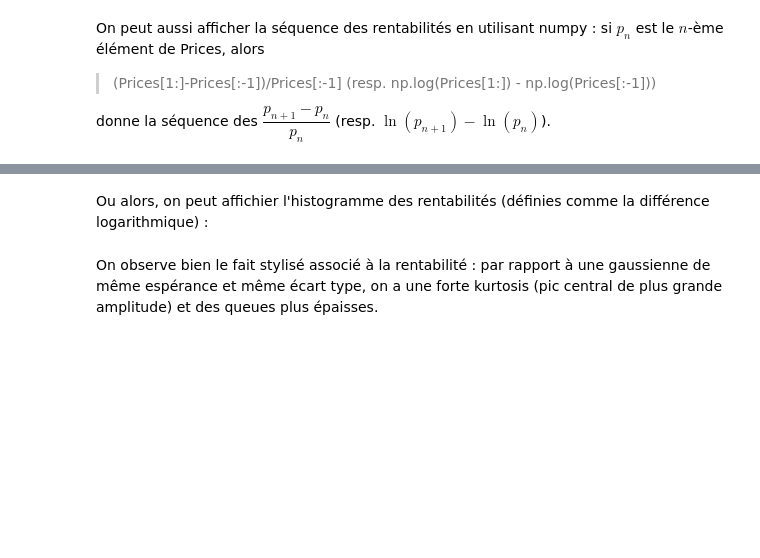
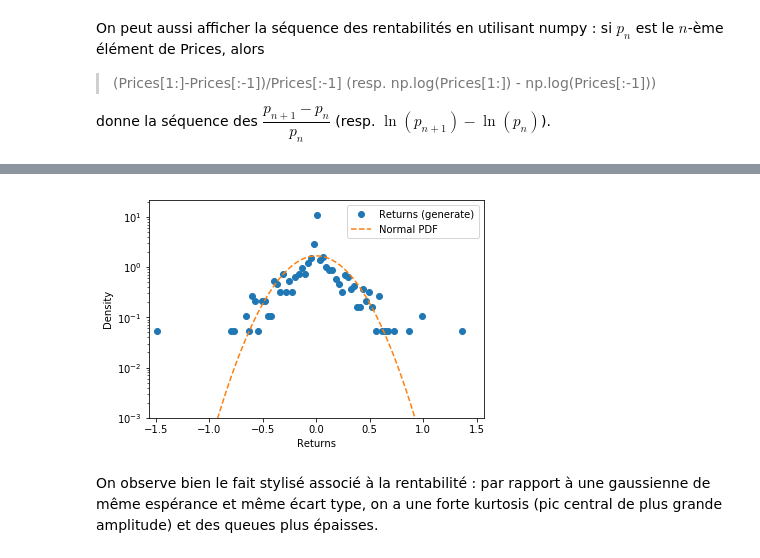
Before and after one commit to cristal-smac/atomPython, a Jupyter notebook: Atom.ipynb, the cells around one changed output, grey strips where cells are left out. Cells and saved outputs as stored; diff of their text form; code cells hidden in the pictures; blank space fills up the shorter version.

```diff
--- a/Atom.ipynb
+++ b/Atom.ipynb
@@ -280,17 +269,15 @@ out.close()
-# %% [markdown]
-Ou alors, on peut affichier l'histogramme des rentabilités (définies comme la différence logarithmique) :
 # %%
-asset = 'Apple'
 R, D, N = process_returns_hist('trace.dat', asset, 100)
-# process_returns_hist prend un fichier, un asset et un nombre de points, et retourne un triplet (R, D, N) avec
-# R les rentabilités (définies comme la différence logarithmique), D leur densité
-# et N leur densité si la distribution de ces rentabilités suivait une loi normale de même espérance et écart-type.
-plt.semilogy(R, D, 'o', label='Returns ('+asset+')')
+plt.semilogy(R, D, 'o', label='Returns (generate)')
 plt.semilogy(R, N, '--', label='Normal PDF')
 plt.xlabel('Returns')
+plt.ylabel('Density')
 plt.legend(loc='best')
-plt.axis([min(R)*1.04, max(R)*1.04, 10**-5, max(D)*1.1])
+r = np.max(np.abs(R))*1.05
+plt.axis([-r, r, 10**-3, max(D)*2])
 plt.show()
+# %% [output]
+[figure, added]
 # %% [markdown]
 On observe bien le fait stylisé associé à la rentabilité : par rapport à une gaussienne de même espérance et même écart type, on a une forte kurtosis (pic central de plus grande amplitude) et des queues plus épaisses.
 # %% [markdown]
```
Also changed, not shown: parts of 25 cells of this notebook, 5 other files.
